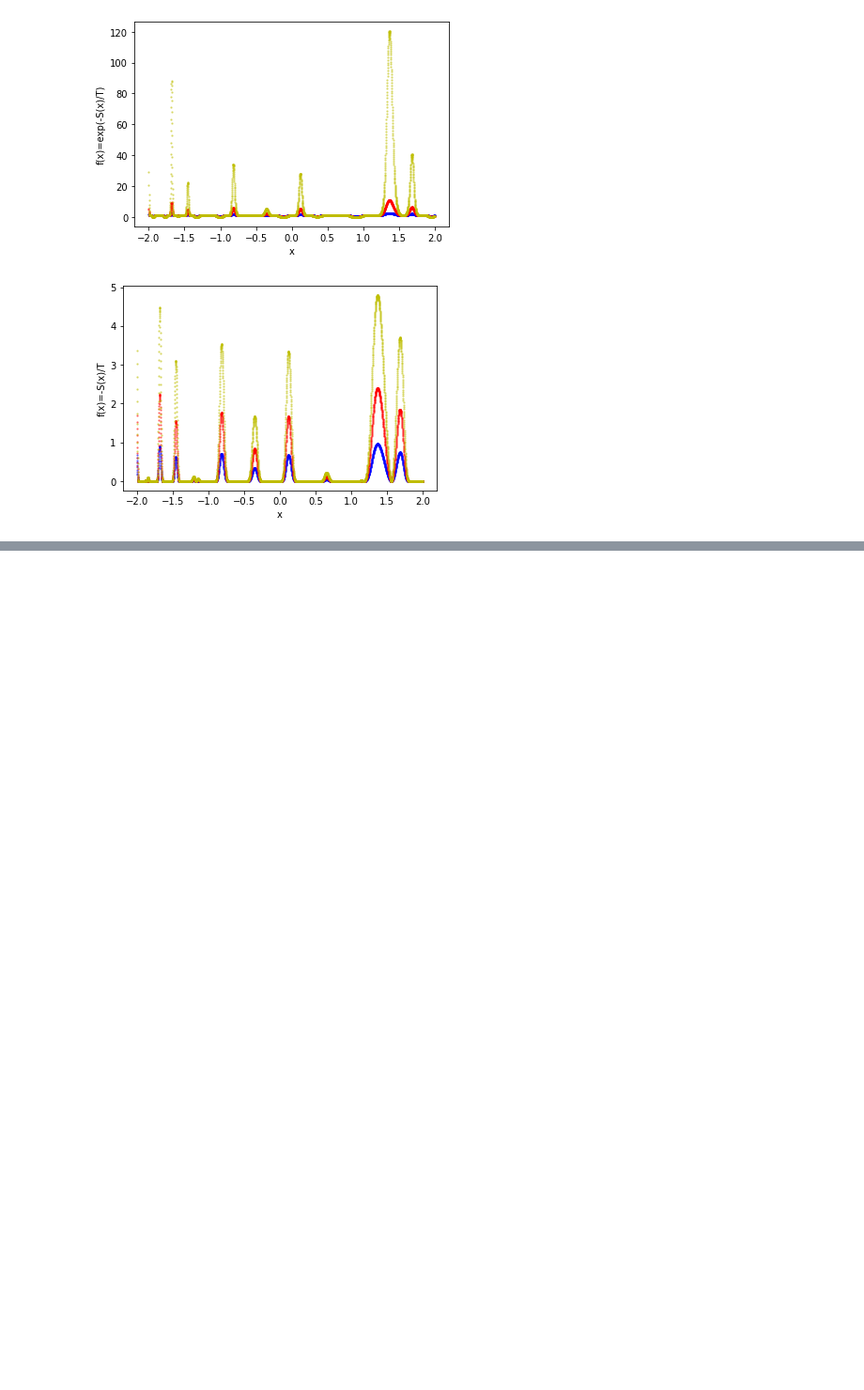
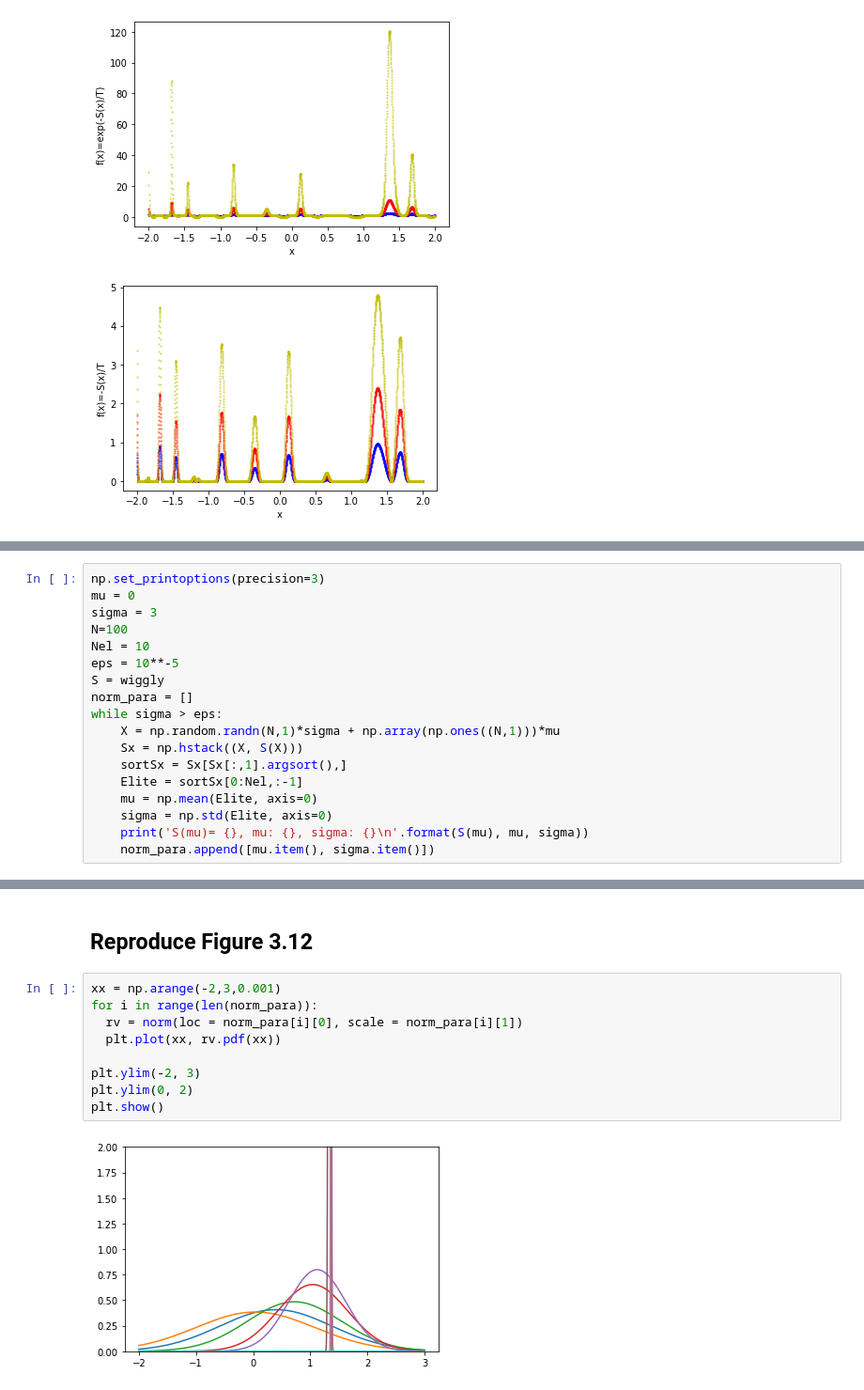
Before and after one commit to gnitnaw/Programs, a Jupyter notebook: Chapter3/simann.ipynb, the cells around one changed output, grey strips where cells are left out. Shown at 94% size. Saved outputs shown, nothing was run; the diff lists cells and outputs as text; blank space fills up the shorter version.

```diff
--- a/Chapter3/simann.ipynb
+++ b/Chapter3/simann.ipynb
@@ -86,0 +90,18 @@ plt.show()
+# %%
+np.set_printoptions(precision=3)
+mu = 0
+sigma = 3
+N=100
+Nel = 10
+eps = 10**-5
+S = wiggly
+norm_para = []
+while sigma > eps:
+    X = np.random.randn(N,1)*sigma + np.array(np.ones((N,1)))*mu
+    Sx = np.hstack((X, S(X)))
+    sortSx = Sx[Sx[:,1].argsort(),]
+    Elite = sortSx[0:Nel,:-1]
+    mu = np.mean(Elite, axis=0)
+    sigma = np.std(Elite, axis=0)
+    print('S(mu)= {}, mu: {}, sigma: {}\n'.format(S(mu), mu, sigma))
+    norm_para.append([mu.item(), sigma.item()])
@@ -86,0 +128,13 @@ plt.show()
+# %% [markdown]
+## Reproduce Figure 3.12
+# %%
+xx = np.arange(-2,3,0.001)
+for i in range(len(norm_para)):
+  rv = norm(loc = norm_para[i][0], scale = norm_para[i][1])
+  plt.plot(xx, rv.pdf(xx))
+
+plt.ylim(-2, 3)
+plt.ylim(0, 2)
+plt.show()
+# %% [output]
+[figure, added]
```
Also changed, not shown: parts of 5 cells of this notebook.
